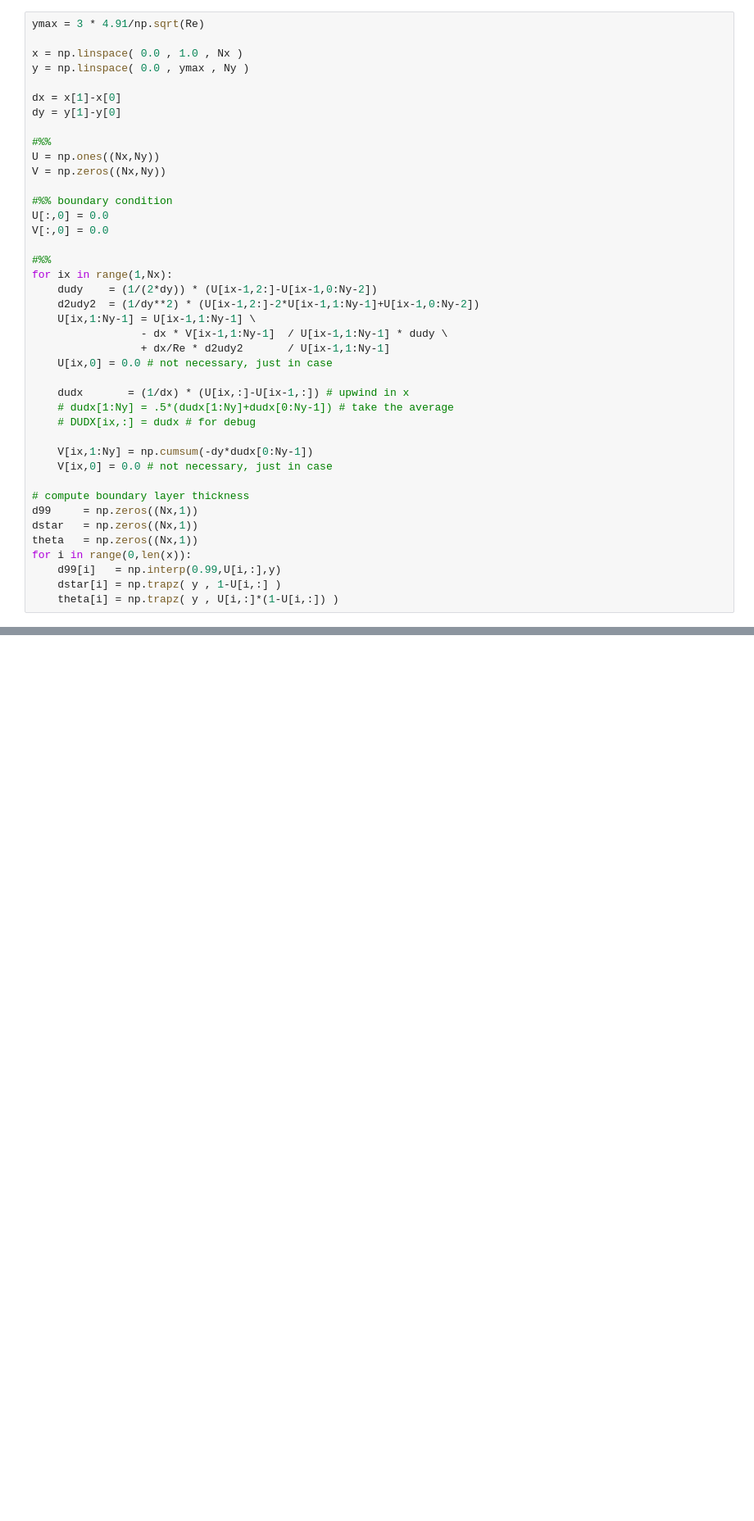
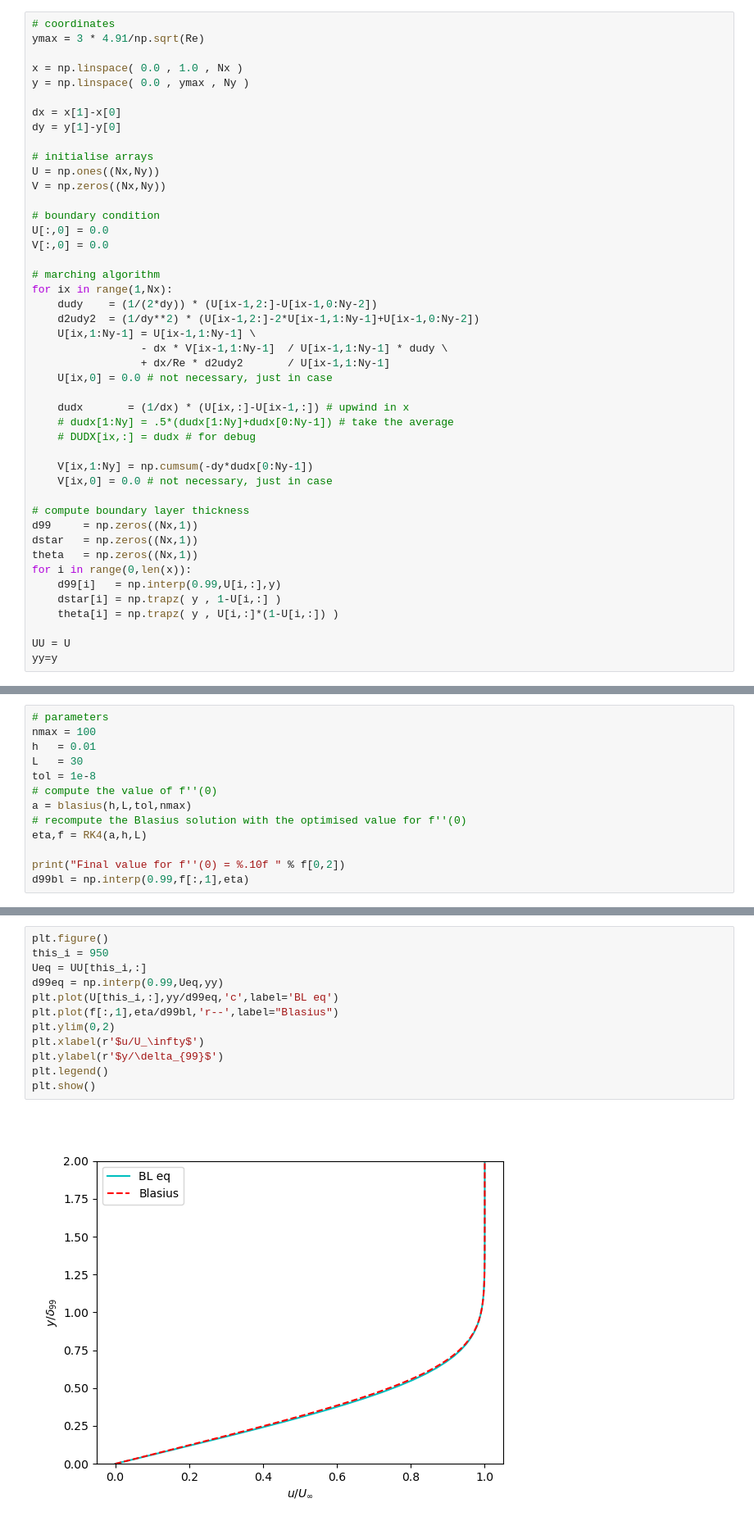
Before and after one commit to pschlatt1/notebooks, a Jupyter notebook: bl_eq_solve.ipynb, the cells around one changed output, grey strips where cells are left out. Shown at 82% size. Cells and saved outputs as stored; diff of their text form; blank space fills up the shorter version.

```diff
--- a/bl_eq_solve.ipynb
+++ b/bl_eq_solve.ipynb
@@ -11,4 +13,5 @@ Re = 10000.0
 # %%
+# coordinates
 ymax = 3 * 4.91/np.sqrt(Re)
 
 x = np.linspace( 0.0 , 1.0 , Nx )
@@ -17,15 +20,15 @@ y = np.linspace( 0.0 , ymax , Ny )
 dx = x[1]-x[0]
 dy = y[1]-y[0]
 
-#%%
+# initialise arrays
 U = np.ones((Nx,Ny))
 V = np.zeros((Nx,Ny))
 
-#%% boundary condition
+# boundary condition
 U[:,0] = 0.0
 V[:,0] = 0.0
 
-#%%
+# marching algorithm
 for ix in range(1,Nx):
     dudy    = (1/(2*dy)) * (U[ix-1,2:]-U[ix-1,0:Ny-2])
     d2udy2  = (1/dy**2) * (U[ix-1,2:]-2*U[ix-1,1:Ny-1]+U[ix-1,0:Ny-2])
@@ -49,6 +52,9 @@ for i in range(0,len(x)):
     d99[i]   = np.interp(0.99,U[i,:],y)
     dstar[i] = np.trapz( y , 1-U[i,:] )
     theta[i] = np.trapz( y , U[i,:]*(1-U[i,:]) )
+
+UU = U
+yy=y
 # %%
 XX, YY = np.meshgrid(x,y)
 
@@ -110,0 +156,13 @@ plt.legend()
+# %%
+# parameters
+nmax = 100
+h   = 0.01
+L   = 30
+tol = 1e-8
+# compute the value of f''(0)
+a = blasius(h,L,tol,nmax)
+# recompute the Blasius solution with the optimised value for f''(0)
+eta,f = RK4(a,h,L)
+
+print("Final value for f''(0) = %.10f " % f[0,2])
+d99bl = np.interp(0.99,f[:,1],eta)
@@ -110,0 +187,14 @@ plt.legend()
+# %%
+plt.figure()
+this_i = 950
+Ueq = UU[this_i,:]
+d99eq = np.interp(0.99,Ueq,yy)
+plt.plot(U[this_i,:],yy/d99eq,'c',label='BL eq')
+plt.plot(f[:,1],eta/d99bl,'r--',label="Blasius")
+plt.ylim(0,2)
+plt.xlabel(r'$u/U_\infty$')
+plt.ylabel(r'$y/\delta_{99}$')
+plt.legend()
+plt.show()
+# %% [output]
+[figure, added]
```
Also changed, not shown: parts of 8 cells of this notebook.
